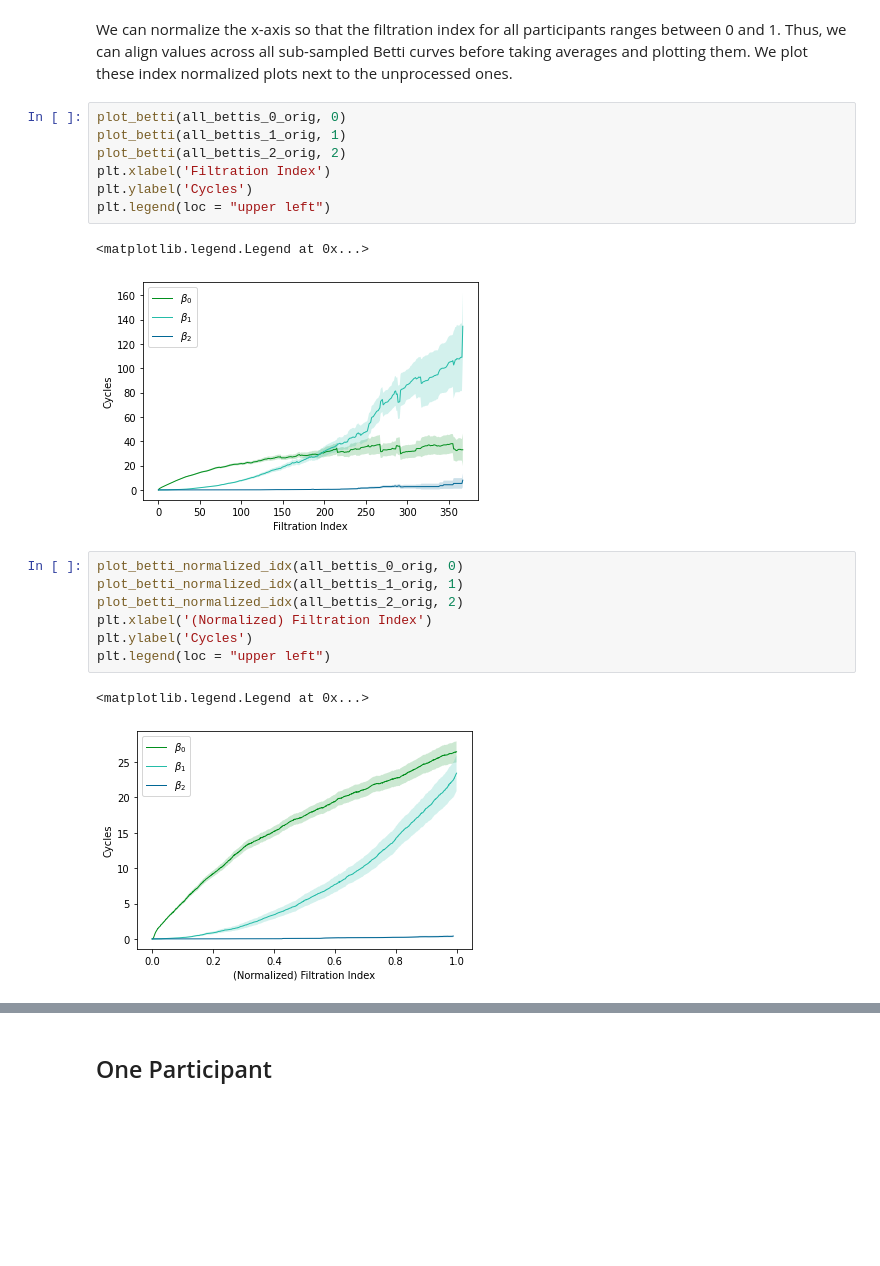
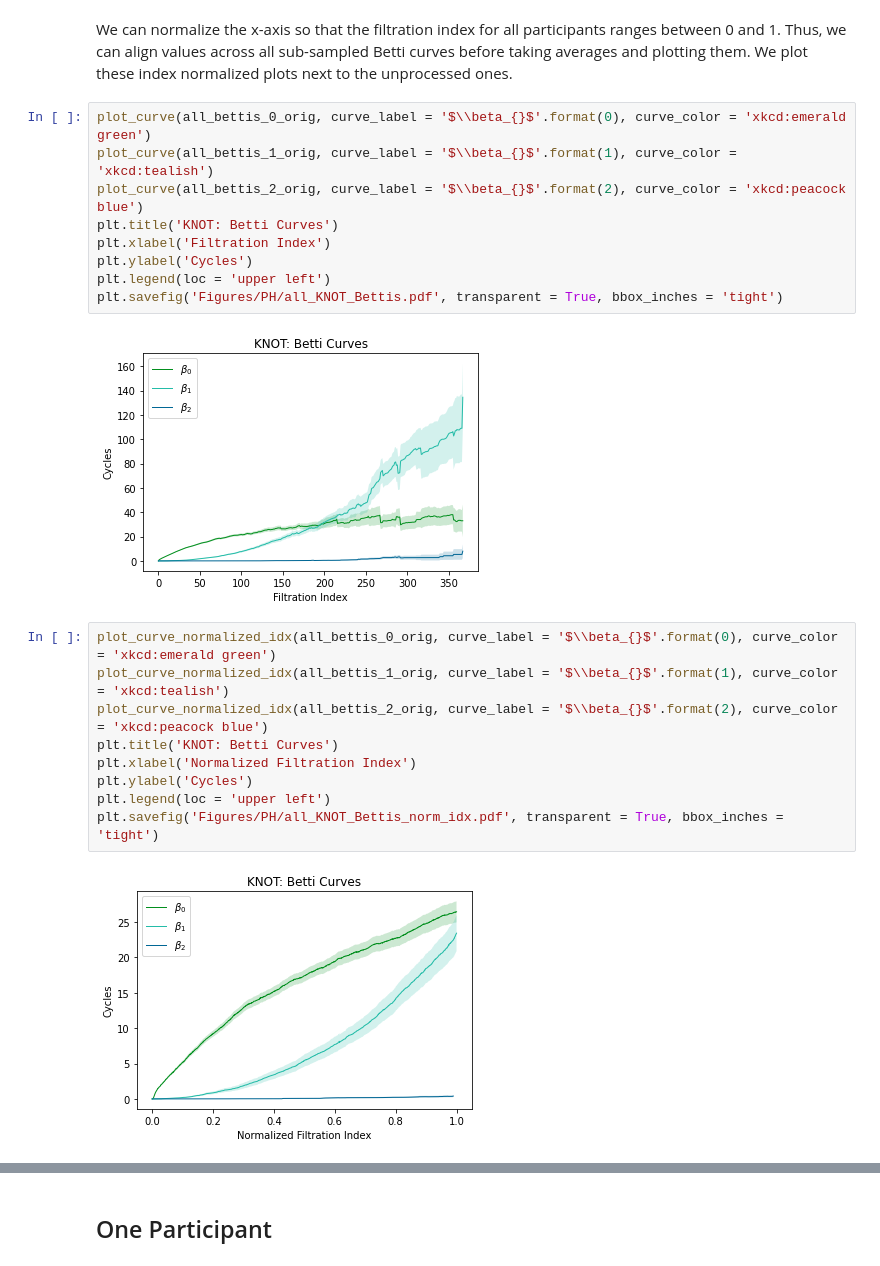
Before and after one commit to spatank/Curiosity, a Jupyter notebook: v8/PH_plotting.ipynb, the cells around one changed output, grey strips where cells are left out. Drawn from its saved outputs; the diff is of its cells as text; blank space fills up the shorter version.

```diff
--- a/v8/PH_plotting.ipynb
+++ b/v8/PH_plotting.ipynb
@@ -221,22 +207,24 @@ Text(0, 0.5, 'Participants')
 # %% [markdown]
 We can normalize the x-axis so that the filtration index for all participants ranges between 0 and 1. Thus, we can align values across all sub-sampled Betti curves before taking averages and plotting them. We plot these index normalized plots next to the unprocessed ones.
 # %%
-plot_betti(all_bettis_0_orig, 0)
-plot_betti(all_bettis_1_orig, 1)
-plot_betti(all_bettis_2_orig, 2)
+plot_curve(all_bettis_0_orig, curve_label = '$\\beta_{}$'.format(0), curve_color = 'xkcd:emerald green')
+plot_curve(all_bettis_1_orig, curve_label = '$\\beta_{}$'.format(1), curve_color = 'xkcd:tealish')
+plot_curve(all_bettis_2_orig, curve_label = '$\\beta_{}$'.format(2), curve_color = 'xkcd:peacock blue')
+plt.title('KNOT: Betti Curves')
 plt.xlabel('Filtration Index')
 plt.ylabel('Cycles')
-plt.legend(loc = "upper left")
+plt.legend(loc = 'upper left')
+plt.savefig('Figures/PH/all_KNOT_Bettis.pdf', transparent = True, bbox_inches = 'tight')
 # %% [output]
-<matplotlib.legend.Legend at 0x...>
-[figure, old version]
+[figure, new version]
 # %%
-plot_betti_normalized_idx(all_bettis_0_orig, 0)
-plot_betti_normalized_idx(all_bettis_1_orig, 1)
-plot_betti_normalized_idx(all_bettis_2_orig, 2)
-plt.xlabel('(Normalized) Filtration Index')
+plot_curve_normalized_idx(all_bettis_0_orig, curve_label = '$\\beta_{}$'.format(0), curve_color = 'xkcd:emerald green')
+plot_curve_normalized_idx(all_bettis_1_orig, curve_label = '$\\beta_{}$'.format(1), curve_color = 'xkcd:tealish')
+plot_curve_normalized_idx(all_bettis_2_orig, curve_label = '$\\beta_{}$'.format(2), curve_color = 'xkcd:peacock blue')
+plt.title('KNOT: Betti Curves')
+plt.xlabel('Normalized Filtration Index')
 plt.ylabel('Cycles')
-plt.legend(loc = "upper left")
+plt.legend(loc = 'upper left')
+plt.savefig('Figures/PH/all_KNOT_Bettis_norm_idx.pdf', transparent = True, bbox_inches = 'tight')
 # %% [output]
-<matplotlib.legend.Legend at 0x...>
-[figure, old version]
+[figure, new version]
```
Also changed, not shown: parts of 56 cells of this notebook.
